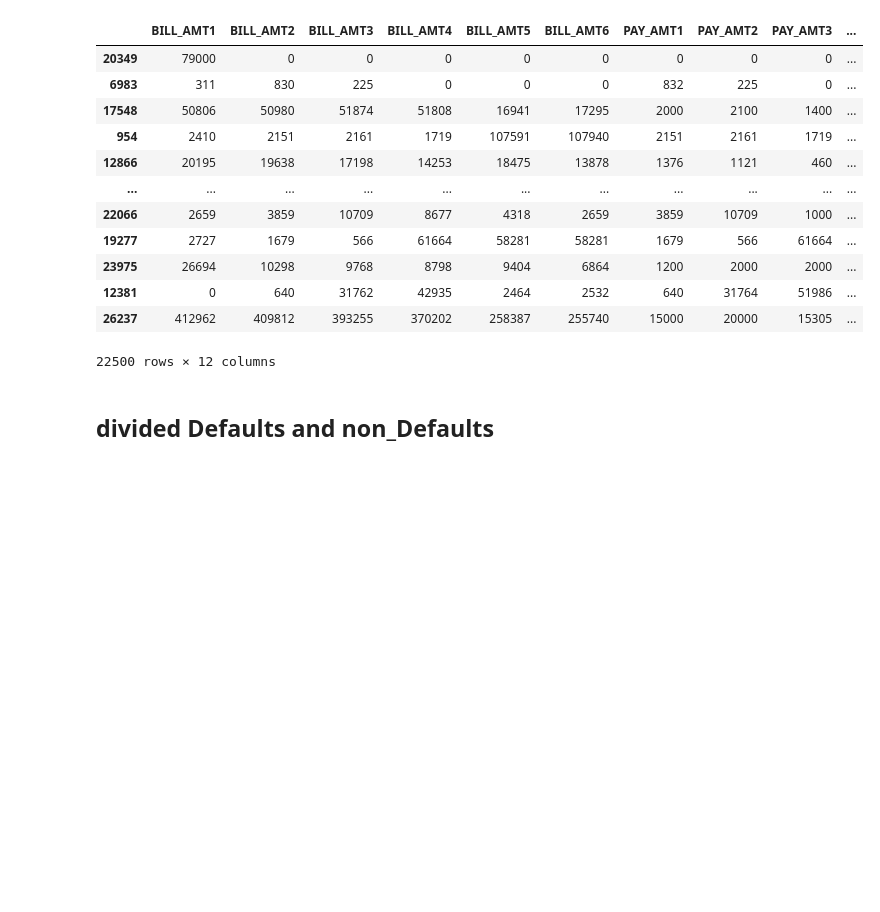
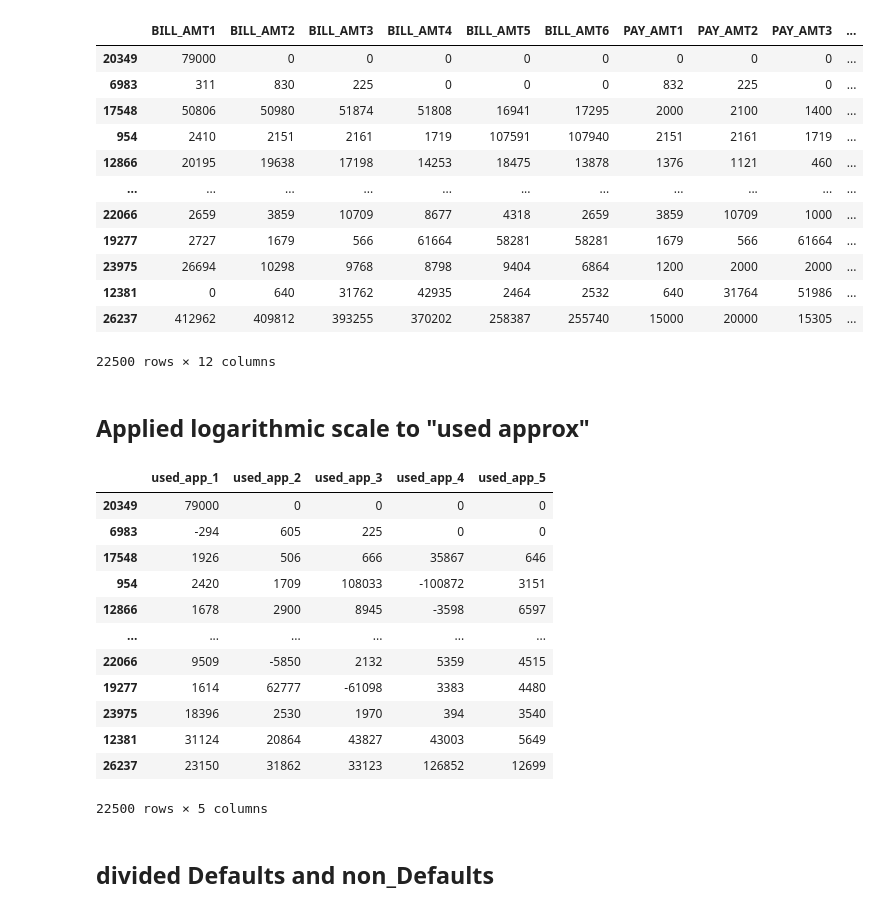
Before and after one commit to sinwall/221117_MLBasic, a Jupyter notebook: SW/practice.ipynb, the cells around one changed output. Drawn from its saved outputs; the diff is of its cells as text; code cells hidden in the pictures; blank space fills up the shorter version.

```diff
--- a/SW/practice.ipynb
+++ b/SW/practice.ipynb
@@ -250,3 +253,21 @@ df[BILL+PAY]
 | 12381 | 0 | 640 | 31762 | 42935 | 2464 | 2532 | 640 | 31764 | 51986 | ... |
 | 26237 | 412962 | 409812 | 393255 | 370202 | 258387 | 255740 | 15000 | 20000 | 15305 | ... |
 22500 rows × 12 columns
+# %% [markdown]
+## Applied logarithmic scale to "used approx"
+# %%
+df_usage
+# %% [output]
+|  | used_app_1 | used_app_2 | used_app_3 | used_app_4 | used_app_5 |
+| 20349 | 79000 | 0 | 0 | 0 | 0 |
+| 6983 | -294 | 605 | 225 | 0 | 0 |
+| 17548 | 1926 | 506 | 666 | 35867 | 646 |
+| 954 | 2420 | 1709 | 108033 | -100872 | 3151 |
+| 12866 | 1678 | 2900 | 8945 | -3598 | 6597 |
+| ... | ... | ... | ... | ... | ... |
+| 22066 | 9509 | -5850 | 2132 | 5359 | 4515 |
+| 19277 | 1614 | 62777 | -61098 | 3383 | 4480 |
+| 23975 | 18396 | 2530 | 1970 | 394 | 3540 |
+| 12381 | 31124 | 20864 | 43827 | 43003 | 5649 |
+| 26237 | 23150 | 31862 | 33123 | 126852 | 12699 |
+22500 rows × 5 columns
```
Also changed, not shown: parts of 11 cells of this notebook, 1 other file.
